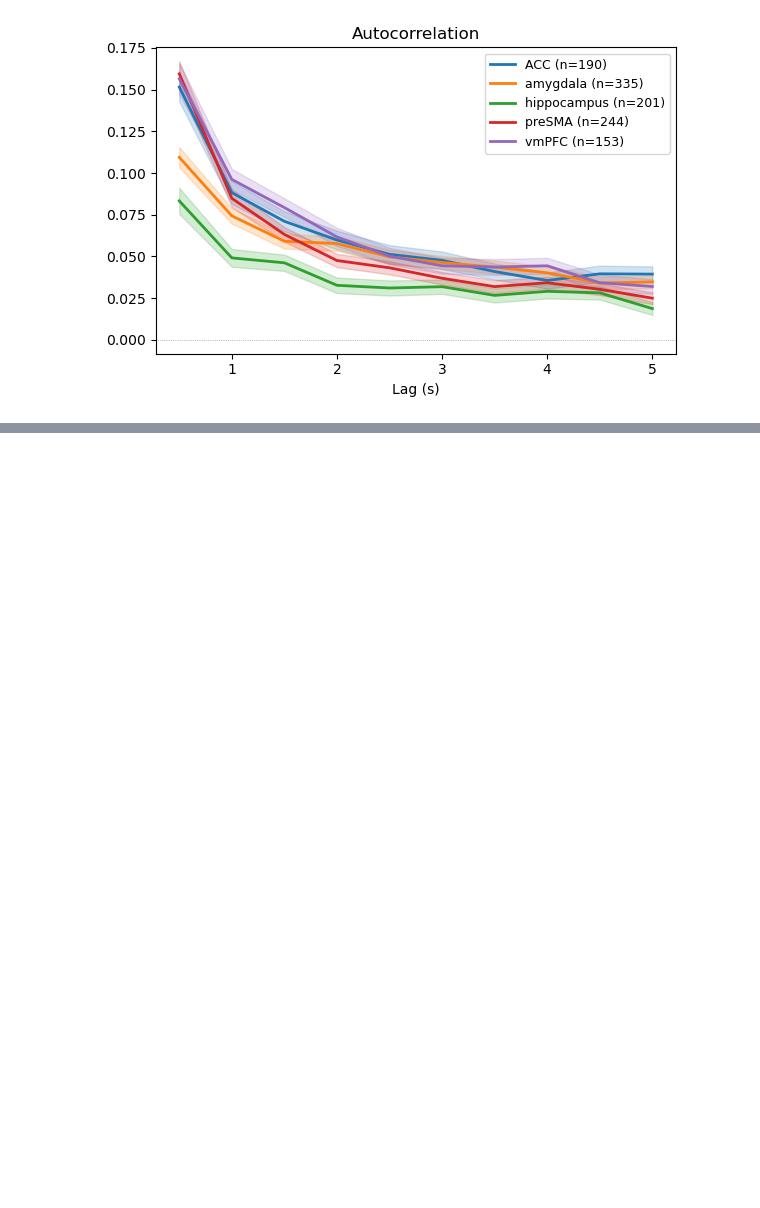
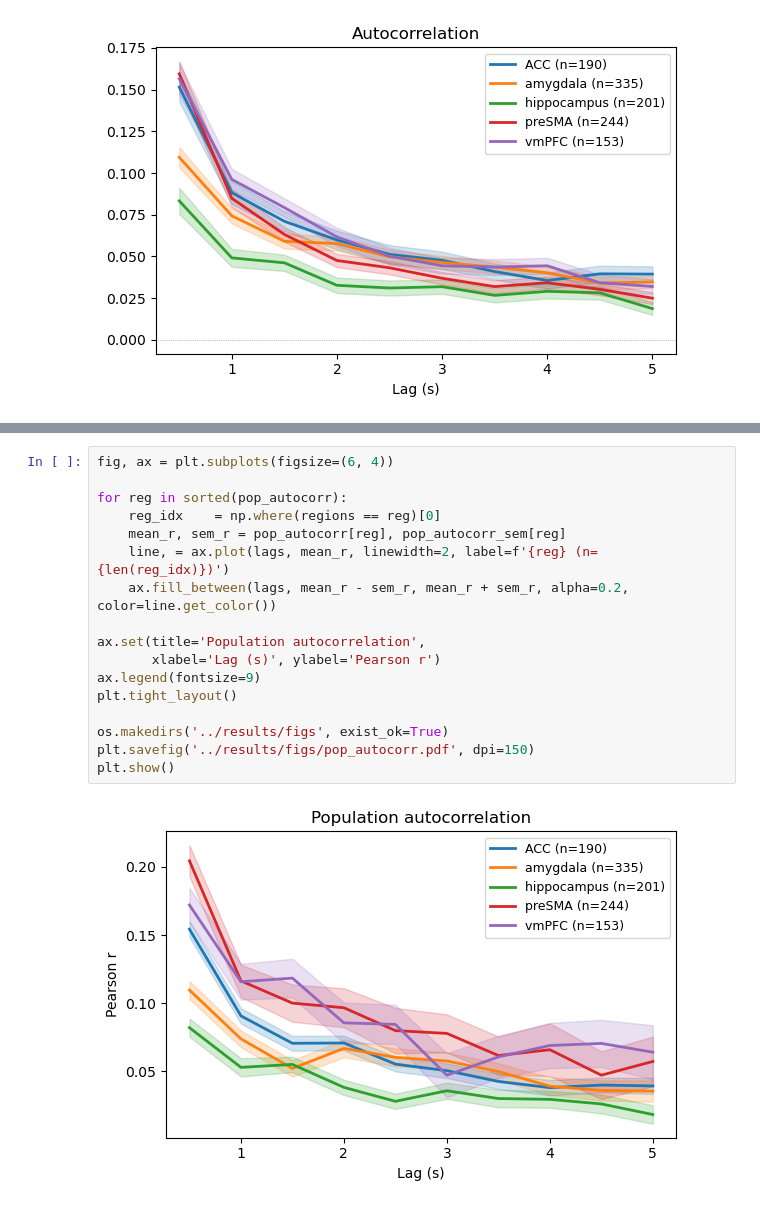
Before and after one commit to siyer7/movie_analysis, a Jupyter notebook: code/autocorr.ipynb, the cells around one changed output, grey strips where cells are left out. Drawn from its saved outputs; the diff is of its cells as text; blank space fills up the shorter version.

Commit message:
did population autocorrelation

```diff
--- a/code/autocorr.ipynb
+++ b/code/autocorr.ipynb
@@ -115,0 +167,19 @@ plt.show()
+# %%
+fig, ax = plt.subplots(figsize=(6, 4))
+
+for reg in sorted(pop_autocorr):
+    reg_idx    = np.where(regions == reg)[0]
+    mean_r, sem_r = pop_autocorr[reg], pop_autocorr_sem[reg]
+    line, = ax.plot(lags, mean_r, linewidth=2, label=f'{reg} (n={len(reg_idx)})')
+    ax.fill_between(lags, mean_r - sem_r, mean_r + sem_r, alpha=0.2, color=line.get_color())
+
+ax.set(title='Population autocorrelation',
+       xlabel='Lag (s)', ylabel='Pearson r')
+ax.legend(fontsize=9)
+plt.tight_layout()
+
+os.makedirs('../results/figs', exist_ok=True)
+plt.savefig('../results/figs/pop_autocorr.pdf', dpi=150)
+plt.show()
+# %% [output]
+[figure, added]
```
Also changed, not shown: parts of 4 cells of this notebook, 1 other file.
